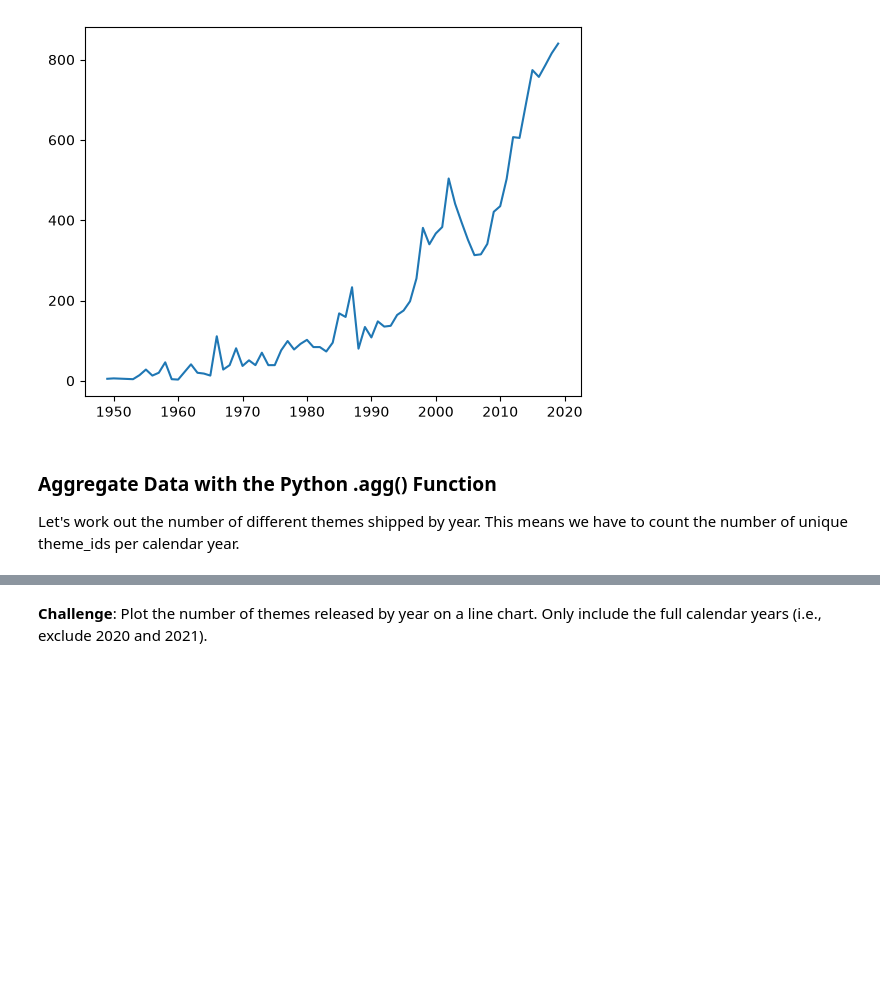
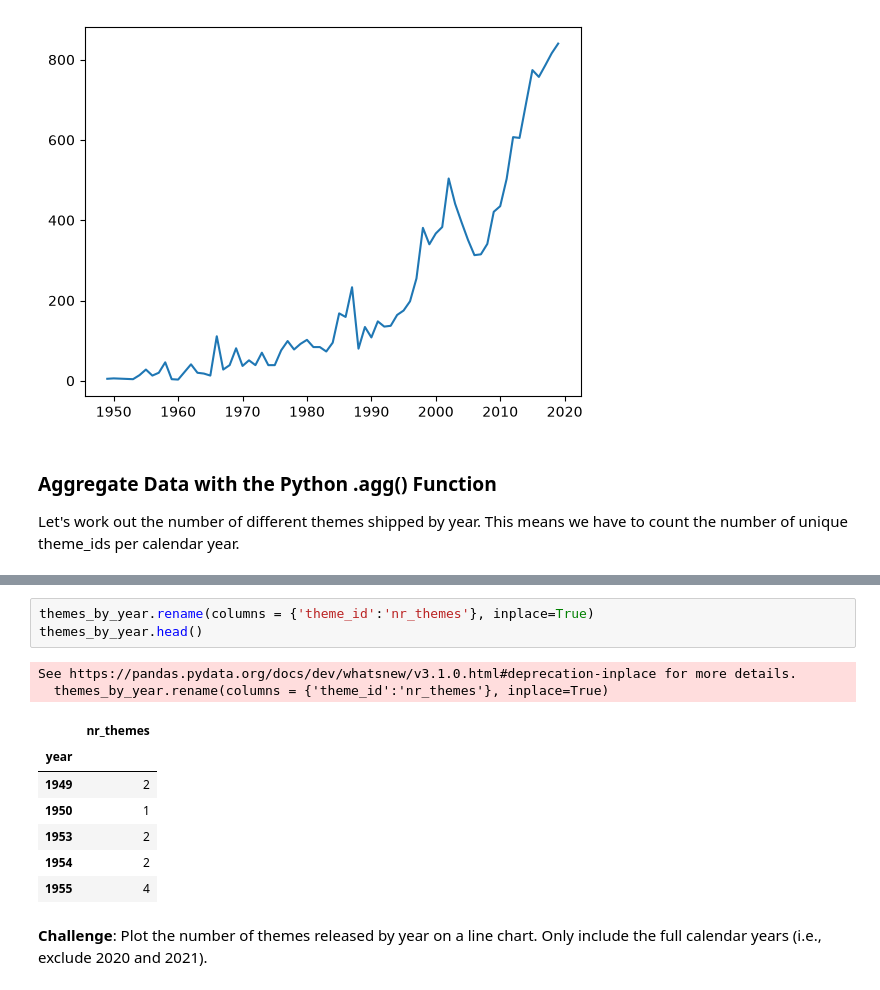
Before and after one commit to bfutrell70/python-bootcamp, a Jupyter notebook: day-74/Lego_Analysis_for_Course.ipynb, the cells around one changed output, grey strips where cells are left out. Cells and saved outputs as stored; diff of their text form; blank space fills up the shorter version.

Commit message:
completed lecture 544 - How to yuse the Pandas .agg() function

```diff
--- a/day-74/Lego_Analysis_for_Course.ipynb
+++ b/day-74/Lego_Analysis_for_Course.ipynb
@@ -179,2 +190,15 @@ Let's work out the number of different themes shipped by year. This means we hav
+# %%
+themes_by_year.rename(columns = {'theme_id':'nr_themes'}, inplace=True)
+themes_by_year.head()
+# %% [output]
+See https://pandas.pydata.org/docs/dev/whatsnew/v3.1.0.html#deprecation-inplace for more details.
+  themes_by_year.rename(columns = {'theme_id':'nr_themes'}, inplace=True)
+|  | nr_themes |
+| year |  |
+| 1949 | 2 |
+| 1950 | 1 |
+| 1953 | 2 |
+| 1954 | 2 |
+| 1955 | 4 |
 # %% [markdown]
 **Challenge**: Plot the number of themes released by year on a line chart. Only include the full calendar years (i.e., exclude 2020 and 2021).
```
Also changed, not shown: parts of 2 cells of this notebook.
